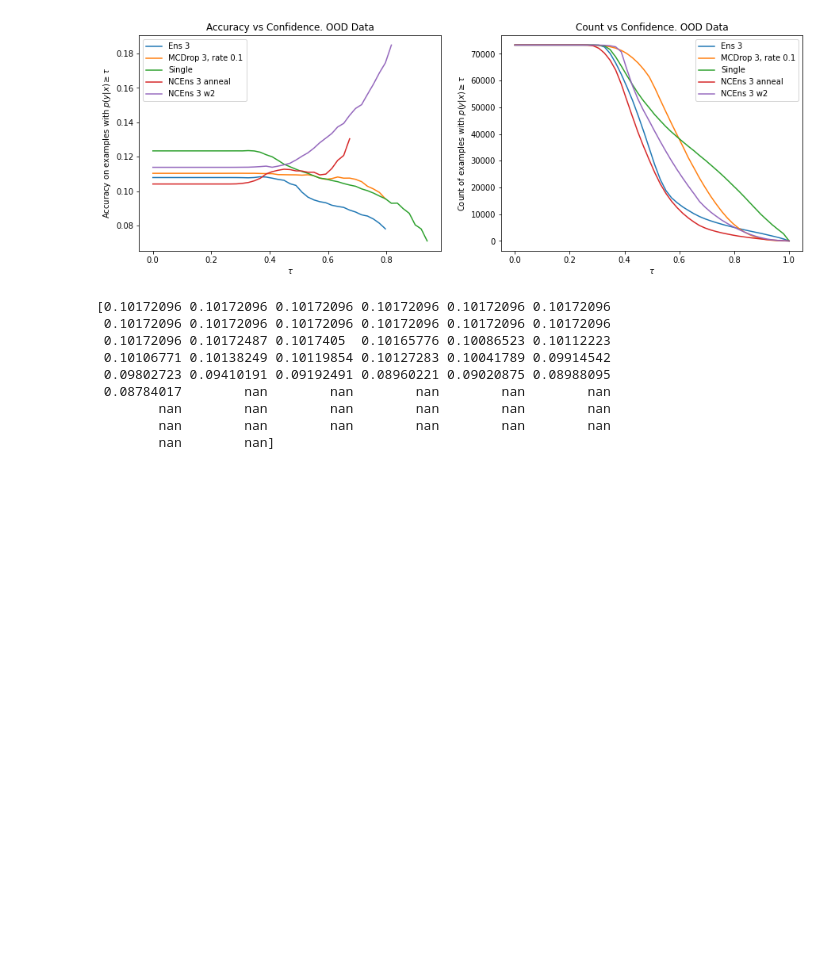
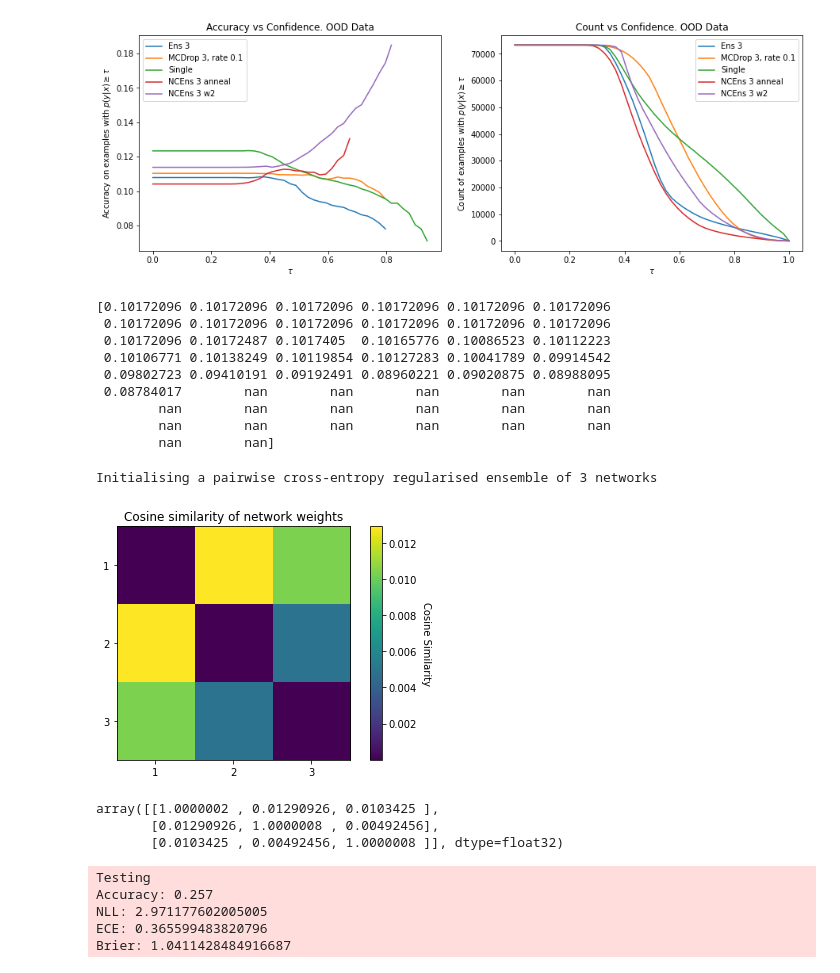
Before and after one commit to gintepe/DeepEnsembleUncertainty, a Jupyter notebook: test_mnist.ipynb, the cells around one changed output. Drawn from its saved outputs; the diff is of its cells as text; code cells hidden in the pictures; blank space fills up the shorter version.

```diff
--- a/test_mnist.ipynb
+++ b/test_mnist.ipynb
@@ -222,3 +194,34 @@ print(res_ood[0][3])
         nan        nan        nan        nan        nan        nan
         nan        nan        nan        nan        nan        nan
         nan        nan]
+# %%
+run_id, name = 'run-20210602_200105-2gh6ix76', 'ceens good'
+checkpoint_epoch = 40
+device='cpu'
+# %%
+trainer, model_args = load_trainer(run_id, checkpoint_epoch, device)
+mat = plot_cosine_similarity(trainer, remove_diag=True)
+# %% [output]
+Initialising a pairwise cross-entropy regularised ensemble of 3 networks
+[figure, added]
+# %%
+mat
+# %% [output]
+array([[1.0000002 , 0.01290926, 0.0103425 ],
+       [0.01290926, 1.0000008 , 0.00492456],
+       [0.0103425 , 0.00492456, 1.0000008 ]], dtype=float32)
+# %%
+test_loader = mnist.get_test_loader(model_args.data_dir, model_args.batch_size, corrupted=True, intensity=60, corruption='rotation')
+
+
+metric_dict = {'NLL': lambda p, g: metrics.basic_cross_entropy(p, g).item(),
+                'ECE': metrics.wrap_ece(bins=20),
+                'Brier': metrics.wrap_brier()}
+
+acc, metric_res, thresholded_accuracies, thresholded_counts, binned_entropies, disagreement_mat = trainer.test(test_loader=test_loader, metric_dict=metric_dict, track_full_disagreements=True)
+# %% [output]
+Testing
+Accuracy: 0.257
+NLL: 2.971177602005005
+ECE: 0.365599483820796
+Brier: 1.0411428484916687
```
Also changed, not shown: parts of 8 cells of this notebook, 8 other files.
